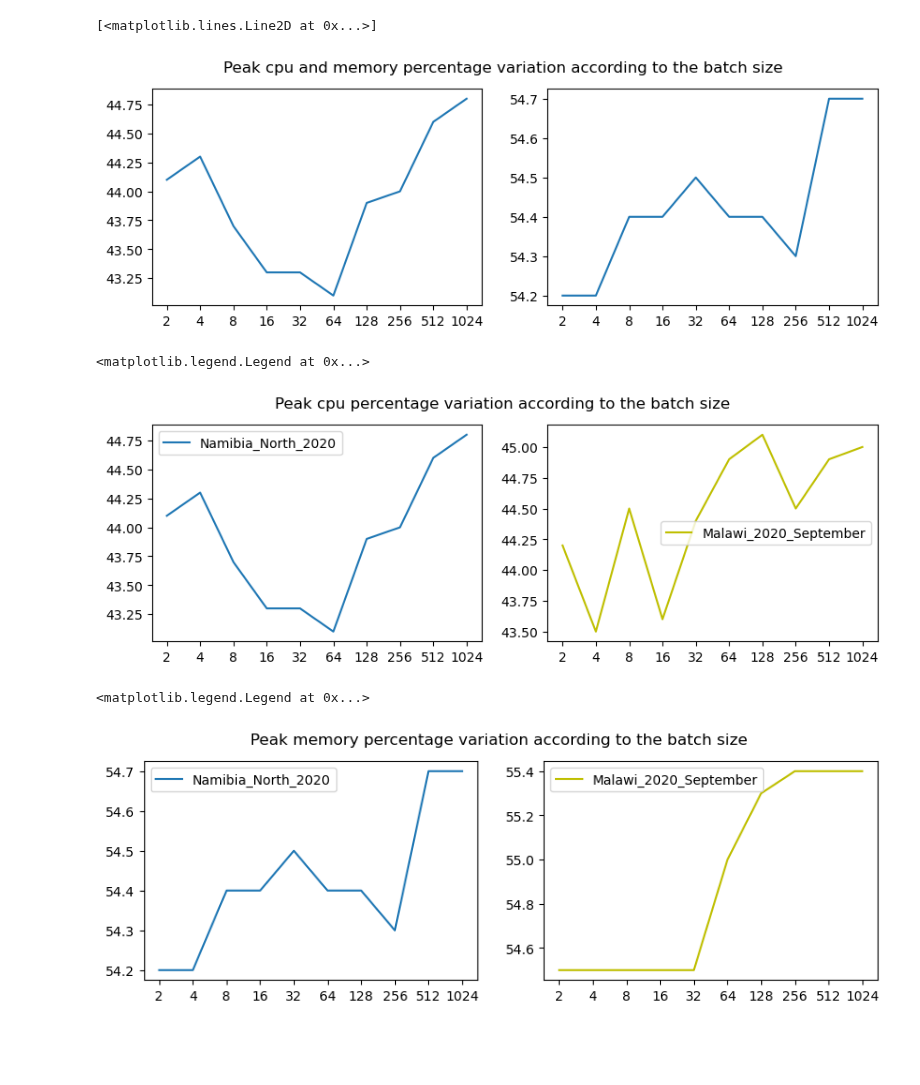
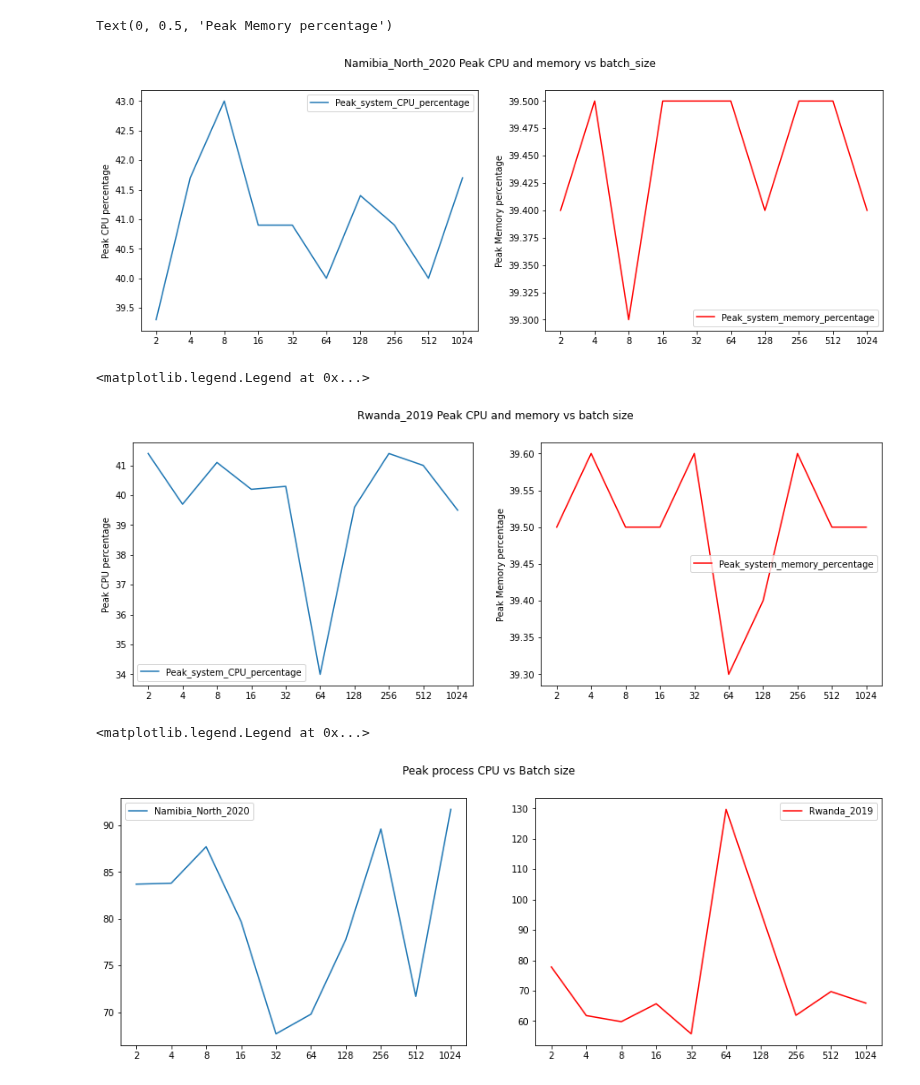
Before and after one commit to nasaharvest/crop-mask, a Jupyter notebook: src/inference_profiling/local_model_tests_visualization.ipynb, the cells around one changed output. Saved outputs shown, nothing was run; the diff lists cells and outputs as text; code cells hidden in the pictures; blank space fills up the shorter version.

```diff
--- a/src/inference_profiling/local_model_tests_visualization.ipynb
+++ b/src/inference_profiling/local_model_tests_visualization.ipynb
@@ -21,39 +21,47 @@ Malawi_df=df.query("Model_name=='Malawi_2020_September'")
 # %%
-#Plotting the boxplot of eeg sensor related columns
-figure,axs = plt.subplots(1,2, figsize=(10, 3), facecolor='w', edgecolor='k')
-figure.suptitle('Peak cpu and memory percentage variation according to the batch size')
+#Plotting the CPU and memory percentage for Namibia_North_2020 model
+figure,axs = plt.subplots(1,2, figsize=(15, 5), facecolor='w', edgecolor='k')
+figure.suptitle('Namibia_North_2020 Peak CPU and memory vs batch_size')
 
 axs = axs.flatten()
 axs[0].plot(Namibia_df['Batch_size'],Namibia_df['Peak_cpu_percent'])
-axs[1].plot(Namibia_df['Batch_size'],Namibia_df['Peak_memory_percent'])
+axs[0].set_ylabel('Peak CPU percentage')
+axs[0].legend(['Nambia_North_2020'])
+axs[0].legend(['Peak_system_CPU_percentage'])
+
+axs[1].plot(Namibia_df['Batch_size'],Namibia_df['Peak_memory_percent'],color="red")
+axs[1].legend(['Peak_system_memory_percentage'])
+axs[1].set_ylabel('Peak Memory percentage')
 # %% [output]
-[<matplotlib.lines.Line2D at 0x...>]
+Text(0, 0.5, 'Peak Memory percentage')
-[figure, old version]
+[figure, new version]
 # %%
-#Plotting the boxplot of eeg sensor related columns
-figure,axs = plt.subplots(1,2, figsize=(10, 3), facecolor='w', edgecolor='k')
-figure.suptitle('Peak cpu percentage variation according to the batch size')
+#Plotting the CPU and memory percentage for Rwanda_2019 model
+figure,axs = plt.subplots(1,2, figsize=(15, 5), facecolor='w', edgecolor='k')
+figure.suptitle('Rwanda_2019 Peak CPU and memory vs batch size')
 
 axs = axs.flatten()
-axs[0].plot(Namibia_df['Batch_size'],Namibia_df['Peak_cpu_percent'])
-axs[0].legend(['Namibia_North_2020'])
-#axs[0].set_color('yellow')
-axs[1].plot(Malawi_df['Batch_size'],Malawi_df['Peak_cpu_percent'],'y')
-axs[1].legend(['Malawi_2020_September'])
+axs[0].plot(Rwanda_df['Batch_size'],Rwanda_df['Peak_cpu_percent'])
+axs[0].set_ylabel('Peak CPU percentage')
+axs[0].legend(['Peak_system_CPU_percentage'])
+
+axs[1].plot(Rwanda_df['Batch_size'],Rwanda_df['Peak_memory_percent'],color="red")
+axs[1].set_ylabel('Peak Memory percentage')
+axs[1].legend(['Peak_system_memory_percentage'])
 # %% [output]
 <matplotlib.legend.Legend at 0x...>
-[figure, old version]
+[figure, new version]
 # %%
 #Plotting the boxplot of eeg sensor related columns
-figure,axs = plt.subplots(1,2, figsize=(10, 3), facecolor='w', edgecolor='k')
-figure.suptitle('Peak memory percentage variation according to the batch size')
+figure,axs = plt.subplots(1,2, figsize=(15, 5), facecolor='w', edgecolor='k')
+figure.suptitle('Peak process CPU vs Batch size')
 
 axs = axs.flatten()
-axs[0].plot(Namibia_df['Batch_size'],Namibia_df['Peak_memory_percent'])
+axs[0].plot(Namibia_df['Batch_size'],Namibia_df['peak_proc_cpu'])
 axs[0].legend(['Namibia_North_2020'])
-#axs[0].set_color('yellow')
-axs[1].plot(Malawi_df['Batch_size'],Malawi_df['Peak_memory_percent'],'y')
-axs[1].legend(['Malawi_2020_September'])
+
+axs[1].plot(Rwanda_df['Batch_size'],Rwanda_df['peak_proc_cpu'],color="red")
+axs[1].legend(['Rwanda_2019'])
 # %% [output]
 <matplotlib.legend.Legend at 0x...>
-[figure, old version]
+[figure, new version]
```
Also changed, not shown: parts of 3 cells of this notebook, 11 other files.
